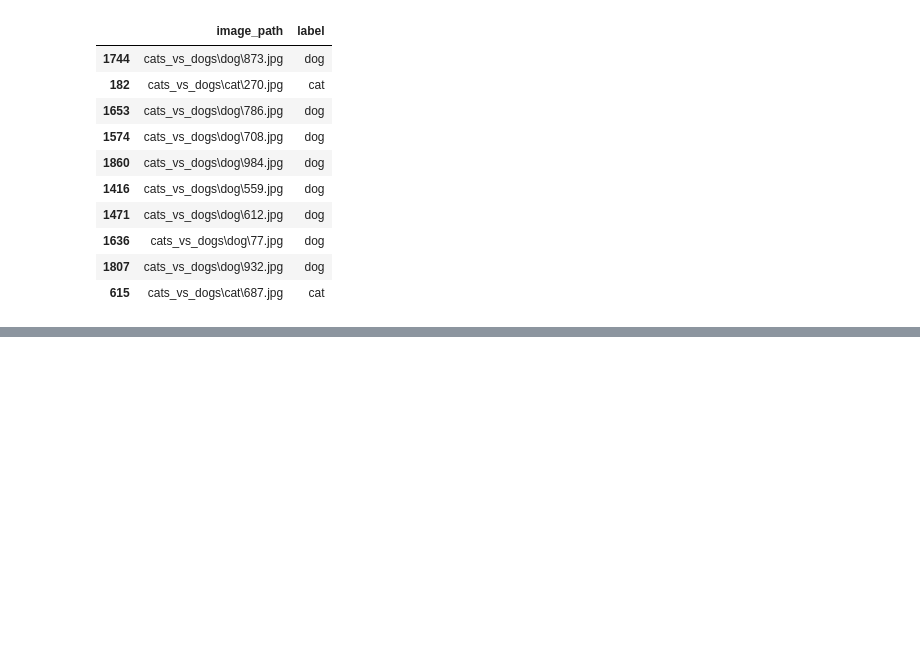
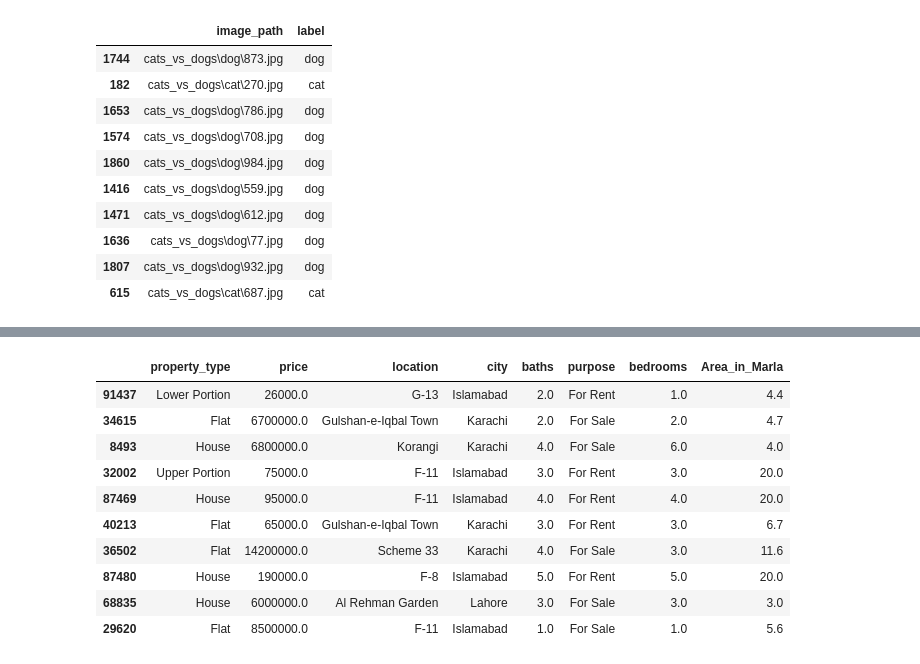
Before and after one commit to CHxNOBODY/CS-01418262, a Jupyter notebook: Lab/Lab04.ipynb, the cells around one changed output, grey strips where cells are left out. Saved outputs shown, nothing was run; the diff lists cells and outputs as text; code cells hidden in the pictures; blank space fills up the shorter version.

```diff
--- a/Lab/Lab04.ipynb
+++ b/Lab/Lab04.ipynb
@@ -51,0 +69,17 @@ ERROR: No matching distribution found for tourh
+# %%
+df_house = pd.read_csv("1_house_prices.csv")
+# %%
+df_house_random = df_house.sample(10, random_state=123)
+df_house_random
+# %% [output]
+|  | property_type | price | location | city | baths | purpose | bedrooms | Area_in_Marla |
+| 91437 | Lower Portion | 26000.0 | G-13 | Islamabad | 2.0 | For Rent | 1.0 | 4.4 |
+| 34615 | Flat | 6700000.0 | Gulshan-e-Iqbal Town | Karachi | 2.0 | For Sale | 2.0 | 4.7 |
+| 8493 | House | 6800000.0 | Korangi | Karachi | 4.0 | For Sale | 6.0 | 4.0 |
+| 32002 | Upper Portion | 75000.0 | F-11 | Islamabad | 3.0 | For Rent | 3.0 | 20.0 |
+| 87469 | House | 95000.0 | F-11 | Islamabad | 4.0 | For Rent | 4.0 | 20.0 |
+| 40213 | Flat | 65000.0 | Gulshan-e-Iqbal Town | Karachi | 3.0 | For Rent | 3.0 | 6.7 |
+| 36502 | Flat | 14200000.0 | Scheme 33 | Karachi | 4.0 | For Sale | 3.0 | 11.6 |
+| 87480 | House | 190000.0 | F-8 | Islamabad | 5.0 | For Rent | 5.0 | 20.0 |
+| 68835 | House | 6000000.0 | Al Rehman Garden | Lahore | 3.0 | For Sale | 3.0 | 3.0 |
+| 29620 | Flat | 8500000.0 | F-11 | Islamabad | 1.0 | For Sale | 1.0 | 5.6 |
```
Also changed, not shown: parts of 25 cells of this notebook, 1 other file.
